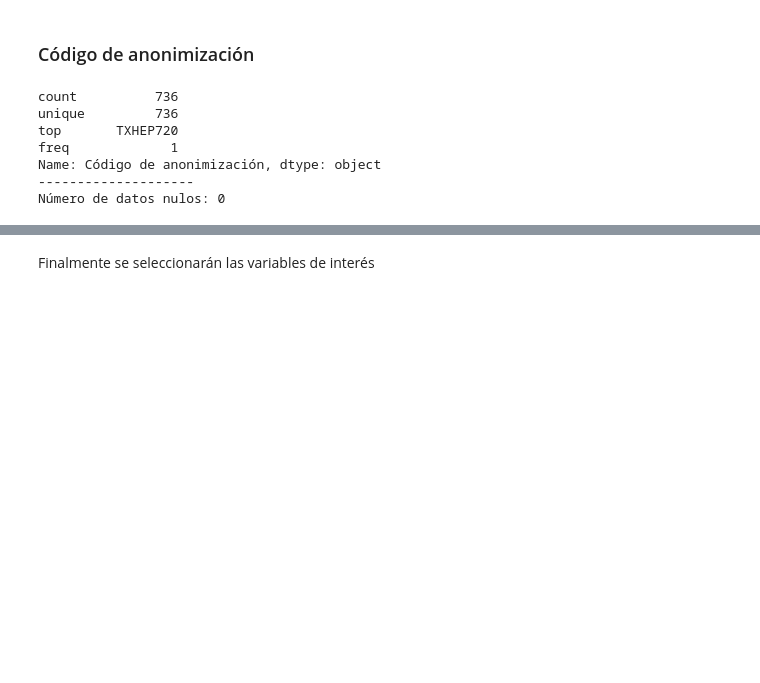
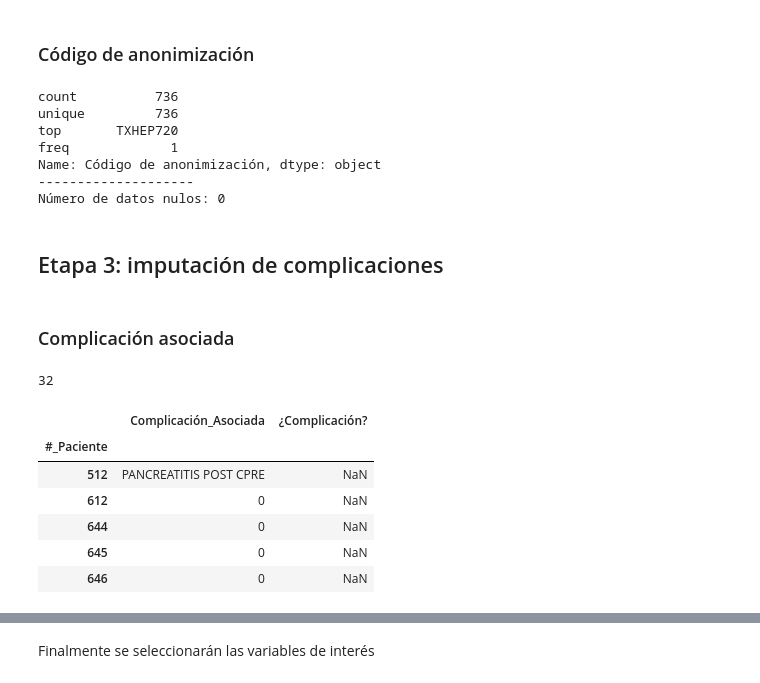
Before and after one commit to Traintain/MINE4101-202520-Proyecto-Transplantes-Hepaticos, a Jupyter notebook: Limpieza_inicial_de_datos_consolidado.ipynb, the cells around one changed output, grey strips where cells are left out. Drawn from its saved outputs; the diff is of its cells as text; code cells hidden in the pictures; blank space fills up the shorter version.

```diff
--- a/Limpieza_inicial_de_datos_consolidado.ipynb
+++ b/Limpieza_inicial_de_datos_consolidado.ipynb
@@ -4862,3 +4888,21 @@ Name: Código de anonimización, dtype: object
 Número de datos nulos: 0
 # %%
 selected_columns.append('Código de anonimización')
+# %% [markdown]
+## Etapa 3: imputación de complicaciones
+# %% [markdown]
+### Complicación asociada
+# %%
+len(df[["Complicación_Asociada","¿Complicación?"]].loc[df["Complicación_Asociada"].notna() & (df["¿Complicación?"]==0)])
+# %% [output]
+32
+# %%
+df[["Complicación_Asociada","¿Complicación?"]].loc[df["Complicación_Asociada"].notna() & df["¿Complicación?"].isna()]
+# %% [output]
+|  | Complicación_Asociada | ¿Complicación? |
+| #_Paciente |  |  |
+| 512 | PANCREATITIS POST CPRE | NaN |
+| 612 | 0 | NaN |
+| 644 | 0 | NaN |
+| 645 | 0 | NaN |
+| 646 | 0 | NaN |
```
Also changed, not shown: parts of 16 cells of this notebook, 1 other file.
